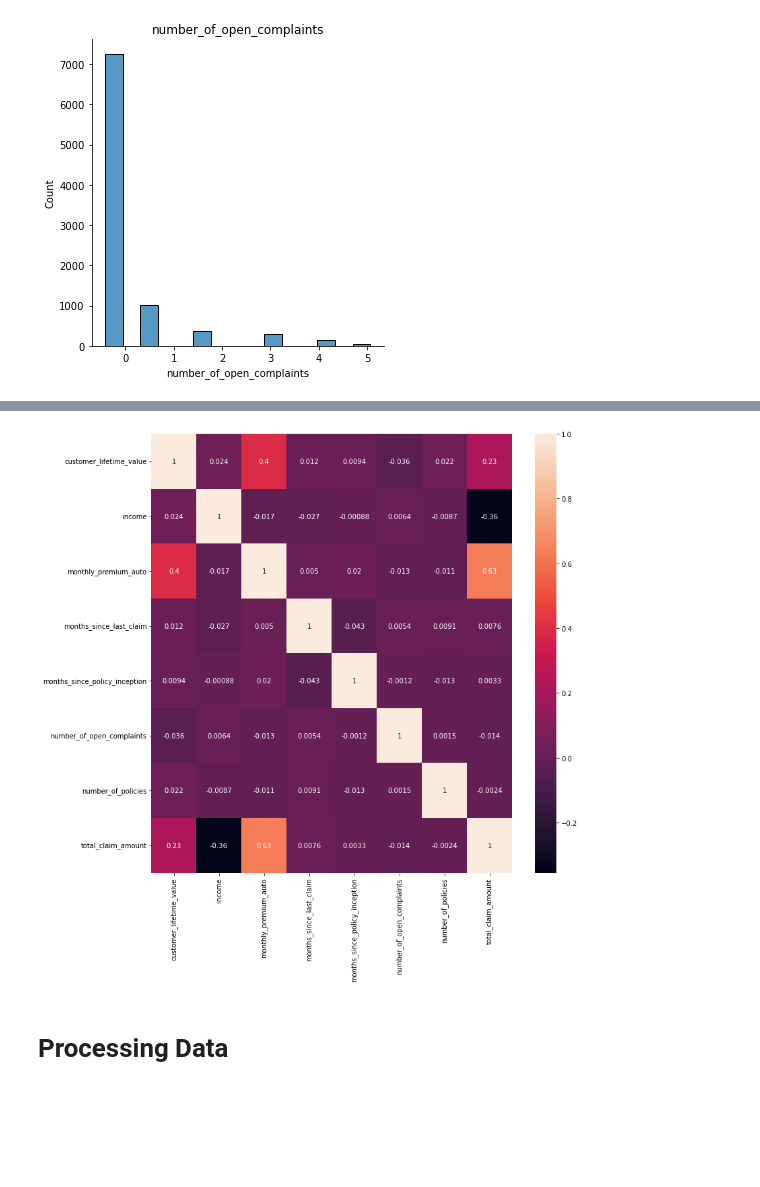
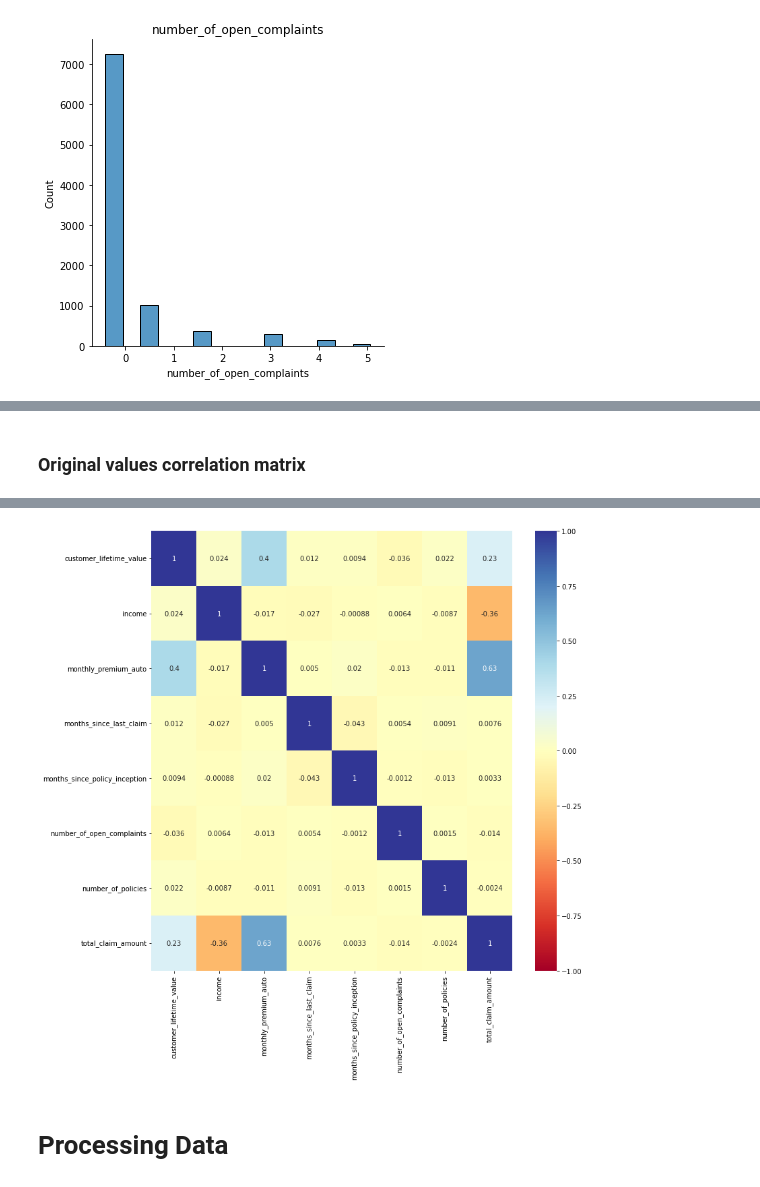
Before and after one commit to aldamepi/ironhack-w1Day4-1.7_lab, a Jupyter notebook: lab-CustomerAnalysis5_preProcI-amengual.ipynb, the cells around one changed output, grey strips where cells are left out. Drawn from its saved outputs; the diff is of its cells as text; code cells hidden in the pictures; blank space fills up the shorter version.

```diff
--- a/lab-CustomerAnalysis5_preProcI-amengual.ipynb
+++ b/lab-CustomerAnalysis5_preProcI-amengual.ipynb
@@ -1055,22 +1241,24 @@ plt.show()
+# %% [markdown]
+### Original values correlation matrix
 # %%
 # Original
 
 corr0 = numerical.corr()
 display(corr0)
 plt.subplots(figsize=(12,12))
-sns.heatmap(corr0, annot=True)
+sns.heatmap(corr0, annot=True, vmin=-1, vmax=1, cmap= 'RdYlBu')
 plt.show()
 # %% [output]
 |  | customer_lifetime_value | income | monthly_premium_auto | months_since_last_claim | months_since_policy_inception | ... |
 | customer_lifetime_value | 1.000000 | 0.024366 | 0.396262 | 0.011517 | 0.009418 | ... |
 | income | 0.024366 | 1.000000 | -0.016665 | -0.026715 | -0.000875 | ... |
 | monthly_premium_auto | 0.396262 | -0.016665 | 1.000000 | 0.005026 | 0.020257 | ... |
 | months_since_last_claim | 0.011517 | -0.026715 | 0.005026 | 1.000000 | -0.042959 | ... |
 | months_since_policy_inception | 0.009418 | -0.000875 | 0.020257 | -0.042959 | 1.000000 | ... |
 | number_of_open_complaints | -0.036343 | 0.006408 | -0.013122 | 0.005354 | -0.001158 | ... |
 | number_of_policies | 0.021955 | -0.008656 | -0.011233 | 0.009136 | -0.013333 | ... |
 | total_claim_amount | 0.226451 | -0.355254 | 0.632017 | 0.007563 | 0.003335 | ... |
-[figure, old version]
+[figure, new version]
 # %%
 # There is no need to drop any feature because of multicollinearity
 # %% [markdown]
```
Also changed, not shown: parts of 93 cells of this notebook.
